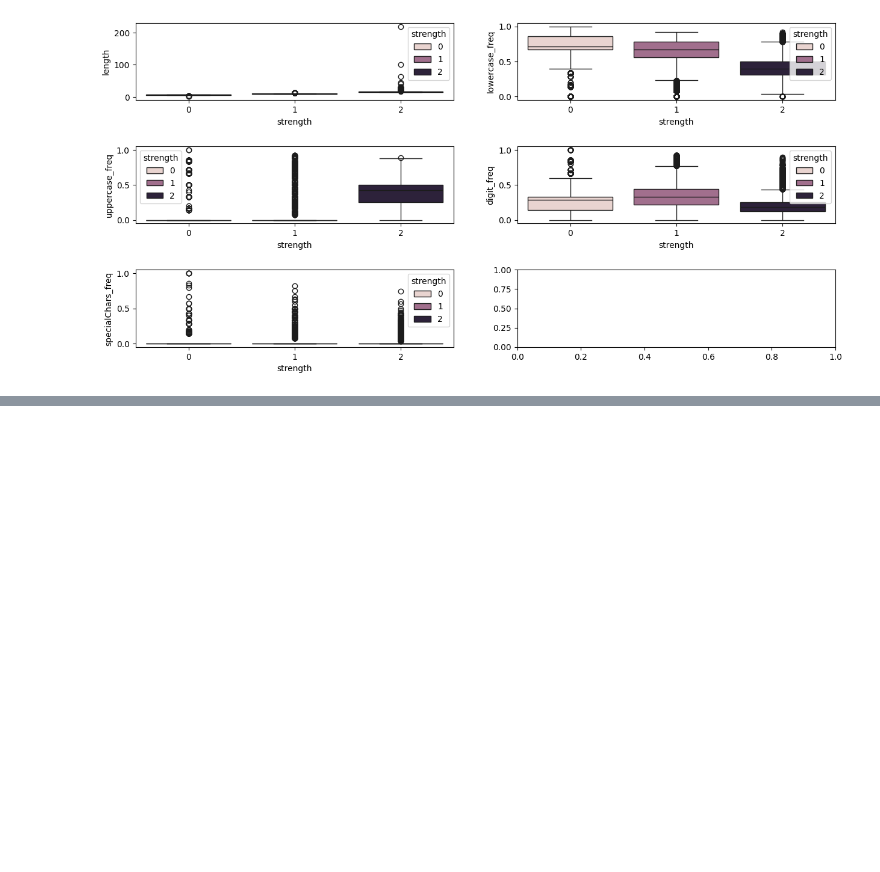
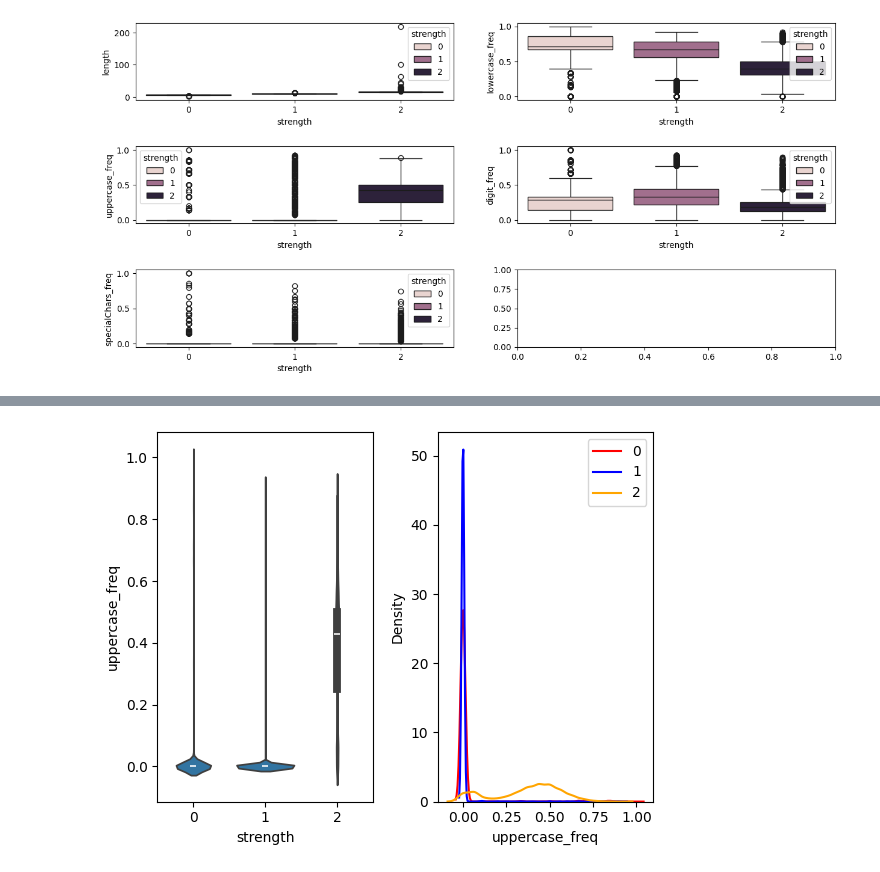
Before and after one commit to Kseniaa31/Data-Science, a Jupyter notebook: Password.ipynb, the cells around one changed output, grey strips where cells are left out. Cells and saved outputs as stored; diff of their text form; code cells hidden in the pictures; blank space fills up the shorter version.

```diff
--- a/Password.ipynb
+++ b/Password.ipynb
@@ -168,0 +193,4 @@ plt.subplots_adjust(hspace=0.6)
+# %%
+get_dist(data, 'uppercase_freq')
+# %% [output]
+[figure, added]
```
Also changed, not shown: parts of 17 cells of this notebook.
